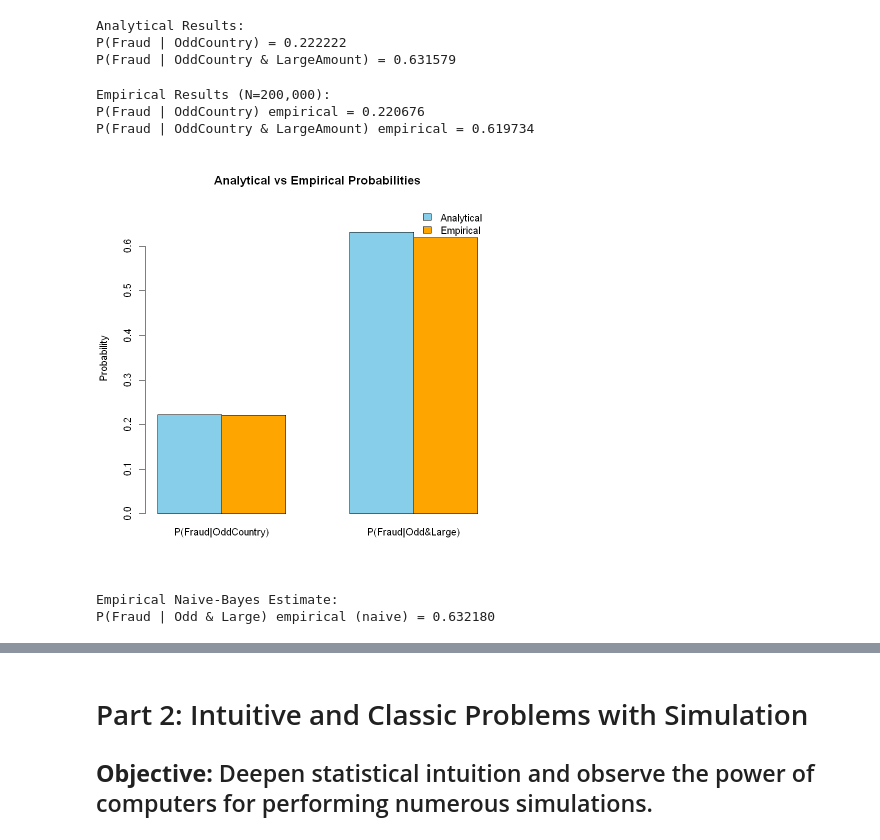
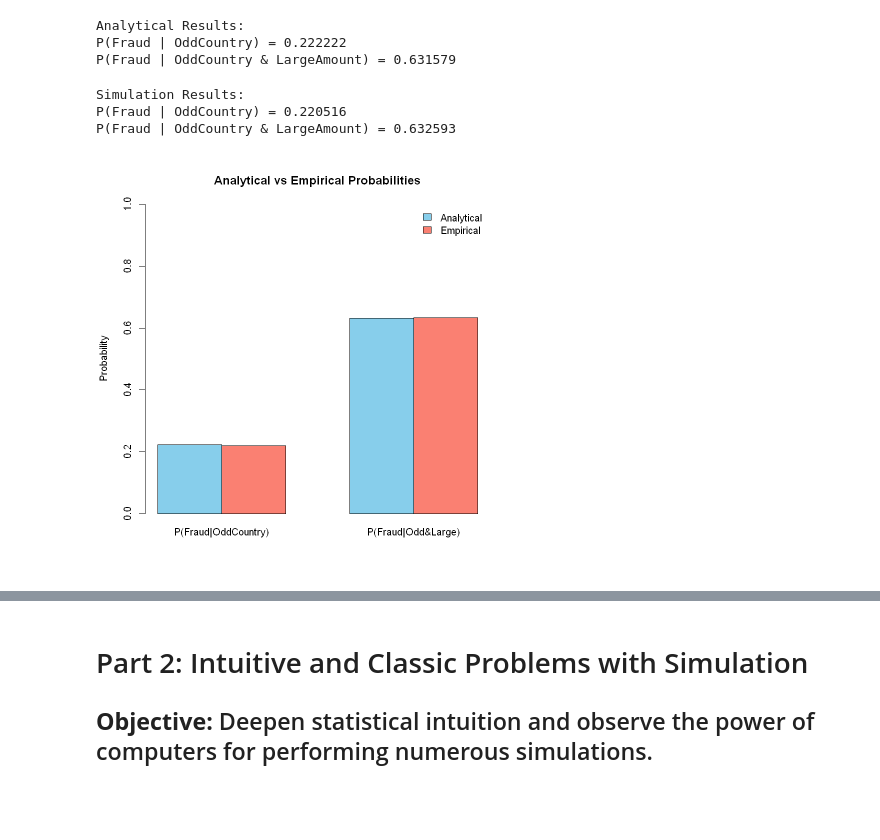
Before and after one commit to hossein-noor-ramsis/R, a Jupyter notebook: HW2/EPS_CA2_810103332.ipynb, the cells around one changed output, grey strips where cells are left out. Drawn from its saved outputs; the diff is of its cells as text; code cells hidden in the pictures; blank space fills up the shorter version.

```diff
--- a/HW2/EPS_CA2_810103332.ipynb
+++ b/HW2/EPS_CA2_810103332.ipynb
@@ -267,62 +266,40 @@ fraud_label <- rbinom(N, 1, p_fraud)
 
 odd_country <- integer(N)
 large_amount <- integer(N)
-idx_fraud <- which(fraud_label == 1)
-idx_no <- which(fraud_label == 0)
+frauds_index <- which(fraud_label == 1)
+not_frauds_index <- which(fraud_label == 0)
 
-odd_country[idx_fraud] <- rbinom(length(idx_fraud), 1, p_odd_if_fraud)
-odd_country[idx_no] <- rbinom(length(idx_no), 1, p_odd_if_no)
+odd_country[frauds_index] <- rbinom(length(frauds_index), 1, p_odd_if_fraud)
+odd_country[not_frauds_index] <- rbinom(length(not_frauds_index), 1, p_odd_if_no)
 
-large_amount[idx_fraud] <- rbinom(length(idx_fraud), 1, p_large_if_fraud)
-large_amount[idx_no] <- rbinom(length(idx_no), 1, p_large_if_no)
+large_amount[frauds_index] <- rbinom(length(frauds_index), 1, p_large_if_fraud)
+large_amount[not_frauds_index] <- rbinom(length(not_frauds_index), 1, p_large_if_no)
 
 df <- data.frame(Fraud = fraud_label,
                  OddCountry = odd_country,
                  LargeAmount = large_amount)
+
+cat("Simulation Results:\n")
+cat(sprintf("P(Fraud | OddCountry) = %.6f\n", p_odd_emp))
+cat(sprintf("P(Fraud | OddCountry & LargeAmount) = %.6f\n\n", p_odd_large_emp))
+# %% [output]
+Simulation Results:
+P(Fraud | OddCountry) = 0.220516
+P(Fraud | OddCountry & LargeAmount) = 0.632593
-# %%
-emp_odd <- subset(df, OddCountry == 1)
-emp_odd_prob <- mean(emp_odd$Fraud)
-
-emp_odd_large <- subset(df, OddCountry == 1 & LargeAmount == 1)
-emp_odd_large_prob <- mean(emp_odd_large$Fraud)
-
-cat("Empirical Results (N=200,000):\n")
-cat(sprintf("P(Fraud | OddCountry) empirical = %.6f\n", emp_odd_prob))
-cat(sprintf("P(Fraud | OddCountry & LargeAmount) empirical = %.6f\n\n", emp_odd_large_prob))
-# %% [output]
-Empirical Results (N=200,000):
-P(Fraud | OddCountry) empirical = 0.220676
-P(Fraud | OddCountry & LargeAmount) empirical = 0.619734
 # %%
-analytical <- c(p_fraud_given_odd_country, p_fraud_given_odd_large)
+analytical <- c(p_fraud_given_odd, p_fraud_given_odd_large)
 empirical <- c(emp_odd_prob, emp_odd_large_prob)
 labels <- c("P(Fraud|OddCountry)", "P(Fraud|Odd&Large)")
 
 bar_y <- rbind(analytical, empirical)
 
 barplot(bar_y, beside = TRUE, names.arg = labels,
-        col = c("skyblue", "orange"),
-        ylim = c(0, max(bar_y) * 1.1),
+        col = c("skyblue", "salmon"),
+        ylim = c(0, 1),
         main = "Analytical vs Empirical Probabilities",
         ylab = "Probability")
 
 legend("topright", legend = c("Analytical", "Empirical"),
-       fill = c("skyblue", "orange"), bty = "n")
+       fill = c("skyblue", "salmon"), bty = "n")
 # %% [output]
-[figure, old version]
+[figure, new version]
-# %%
-p_odd_if_fraud_emp <- mean(df$OddCountry[df$Fraud == 1])
-p_odd_if_no_emp <- mean(df$OddCountry[df$Fraud == 0])
-p_large_if_fraud_emp <- mean(df$LargeAmount[df$Fraud == 1])
-p_large_if_no_emp <- mean(df$LargeAmount[df$Fraud == 0])
-p_fraud_emp <- mean(df$Fraud)
-
-num <- p_odd_if_fraud_emp * p_large_if_fraud_emp * p_fraud_emp
-den <- num + (p_odd_if_no_emp * p_large_if_no_emp * (1 - p_fraud_emp))
-empirical_naive <- num / den
-
-cat("Empirical Naive-Bayes Estimate:\n")
-cat(sprintf("P(Fraud | Odd & Large) empirical (naive) = %.6f\n\n", empirical_naive))
-# %% [output]
-Empirical Naive-Bayes Estimate:
-P(Fraud | Odd & Large) empirical (naive) = 0.632180
```
Also changed, not shown: parts of 13 cells of this notebook, 1 other file.
